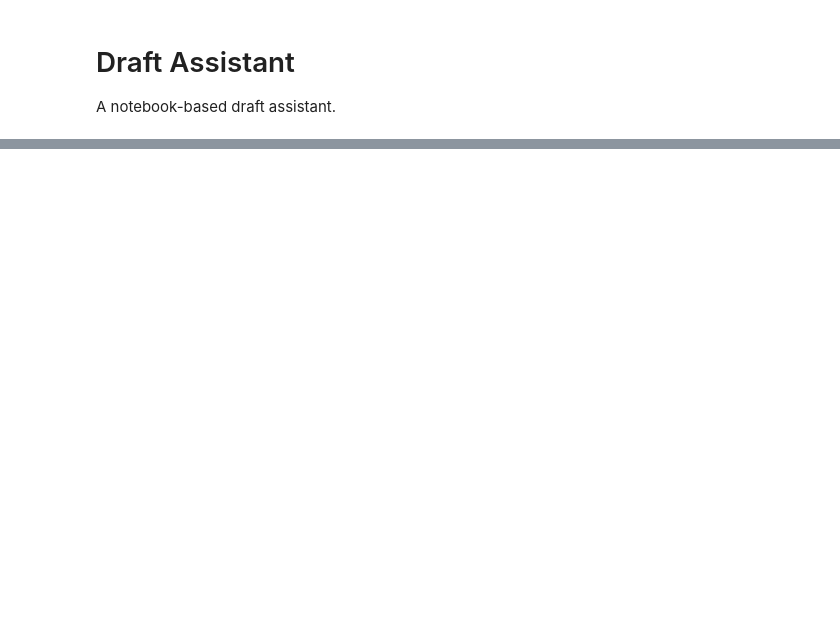
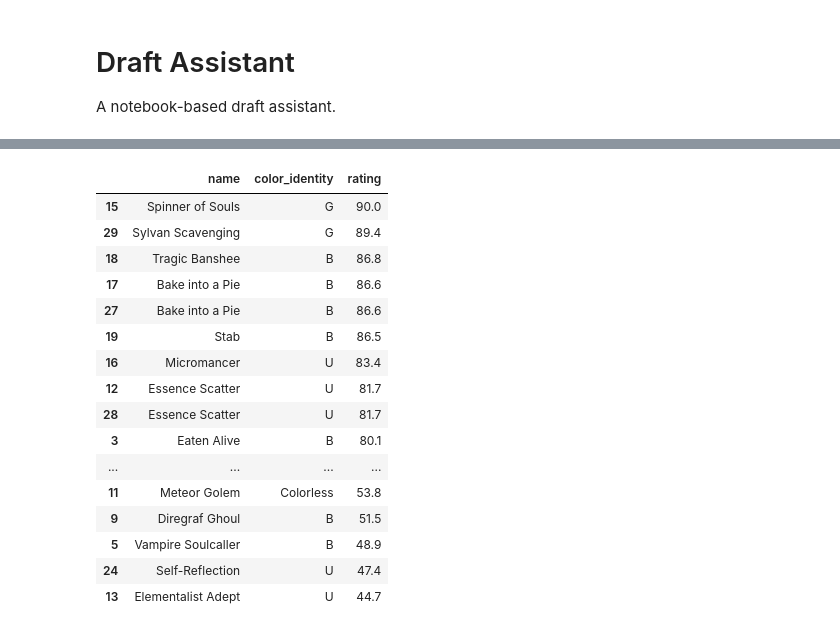
Before and after one commit to milkjeff94/statistical-drafting, a Jupyter notebook: notebooks/draft_assistant.ipynb, the cells around one changed output, grey strips where cells are left out. Drawn from its saved outputs; the diff is of its cells as text; code cells hidden in the pictures; blank space fills up the shorter version.

```diff
--- a/notebooks/draft_assistant.ipynb
+++ b/notebooks/draft_assistant.ipynb
@@ -44,3 +42,21 @@ pick_order
 # %%
 # Deckbuild recommendations after draft.
-# dm.get_deck_recommendation(coll]"ection, starting_colors="").head(30)
+dm.get_deck_recommendation(collection, starting_colors="").head(30)
+# %% [output]
+|  | name | color_identity | rating |
+| 15 | Spinner of Souls | G | 90.0 |
+| 29 | Sylvan Scavenging | G | 89.4 |
+| 18 | Tragic Banshee | B | 86.8 |
+| 17 | Bake into a Pie | B | 86.6 |
+| 27 | Bake into a Pie | B | 86.6 |
+| 19 | Stab | B | 86.5 |
+| 16 | Micromancer | U | 83.4 |
+| 12 | Essence Scatter | U | 81.7 |
+| 28 | Essence Scatter | U | 81.7 |
+| 3 | Eaten Alive | B | 80.1 |
+| ... | ... | ... | ... |
+| 11 | Meteor Golem | Colorless | 53.8 |
+| 9 | Diregraf Ghoul | B | 51.5 |
+| 5 | Vampire Soulcaller | B | 48.9 |
+| 24 | Self-Reflection | U | 47.4 |
+| 13 | Elementalist Adept | U | 44.7 |
```
Also changed, not shown: parts of 2 cells of this notebook, 6 other files.
